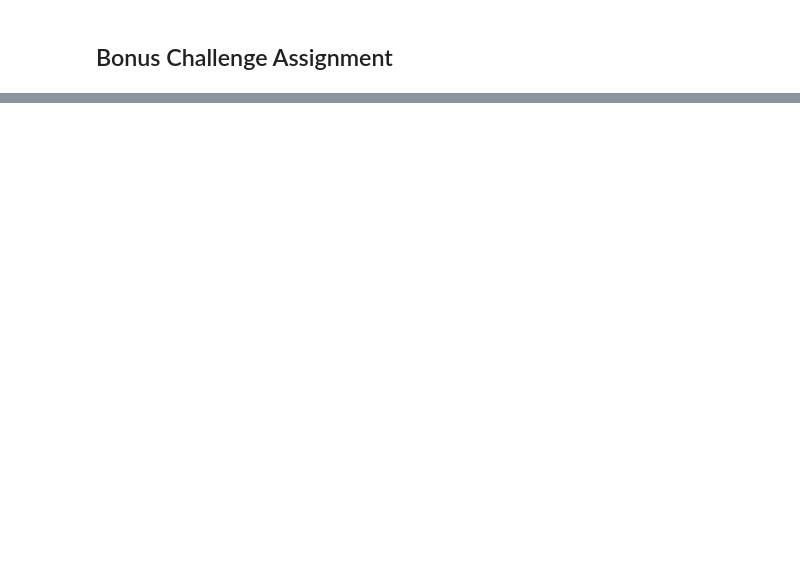
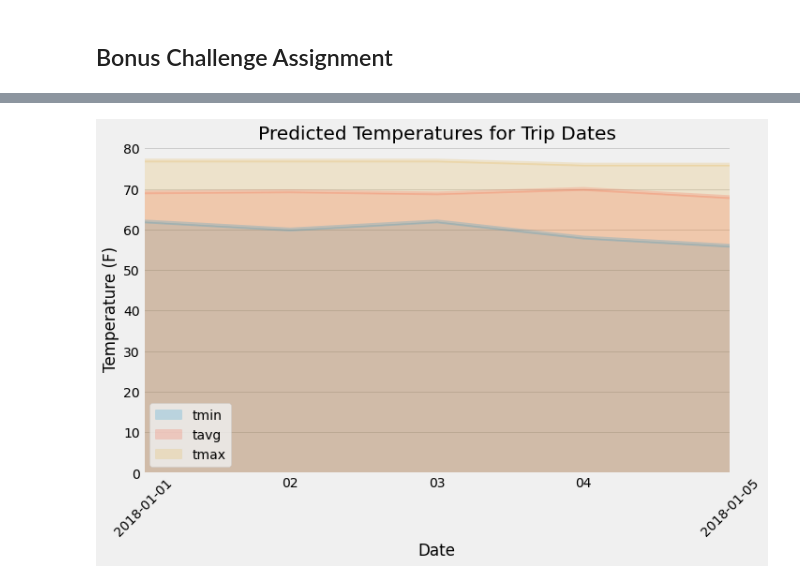
Before and after one commit to CicilyGeorge/sqlalchemy-challenge, a Jupyter notebook: climate.ipynb, the cells around one changed output, grey strips where cells are left out. Drawn from its saved outputs; the diff is of its cells as text; code cells hidden in the pictures; blank space fills up the shorter version.

```diff
--- a/climate.ipynb
+++ b/climate.ipynb
@@ -271,11 +307,14 @@ daily_normals("01-01")
 # %%
 # calculate the daily normals for your trip
 # push each tuple of calculations into a list called `normals`
-
-# Set the start and end date of the trip
-
+normals = []
 # Use the start and end date to create a range of dates
-
+trip_dates = pd.date_range(trip_start_date, trip_end_date)
 # Stip off the year and save a list of %m-%d strings
-
+trip_dates_m_d = trip_dates.strftime('%m-%d')
 # Loop through the list of %m-%d strings and calculate the normals for each date
+for day in trip_dates_m_d:
+    # call daily_normals function to return the tuple list
+    temp = daily_normals(day)[0]
+    normals.append(temp)
+normals
@@ -282,2 +327,6 @@ daily_normals("01-01")
 # %%
 # Load the previous query results into a Pandas DataFrame and add the `trip_dates` range as the `date` index
+normals_df = pd.DataFrame(normals, columns = ['tmin', 'tavg', 'tmax'])
+normals_df['Date'] = trip_dates
+normals_df.set_index('Date', inplace=True)
+normals_df
@@ -285,0 +341,20 @@ daily_normals("01-01")
+# %%
+# Plot the daily normals as an area plot with `stacked=False`
+ax = normals_df.plot.area(stacked=False,
+#                           x_compat=True,
+                          alpha=0.2,
+                          figsize=(10,6))
+# Set title and labels for axes
+ax.set(ylabel="Temperature (F)",
+       title="Predicted Temperatures for Trip Dates")
+
+# Set xaxis ticks rotation
+ax.xaxis.set_tick_params(rotation=45)
+# Define the date format
+date_form = mdates.DateFormatter("%Y-%m-%d")
+ax.xaxis.set_major_formatter(date_form)
+
+plt.savefig('Images/daily_normals.png')
+plt.show()
+# %% [output]
+[figure, added]
```
Also changed, not shown: parts of 10 cells of this notebook, 2 other files.
